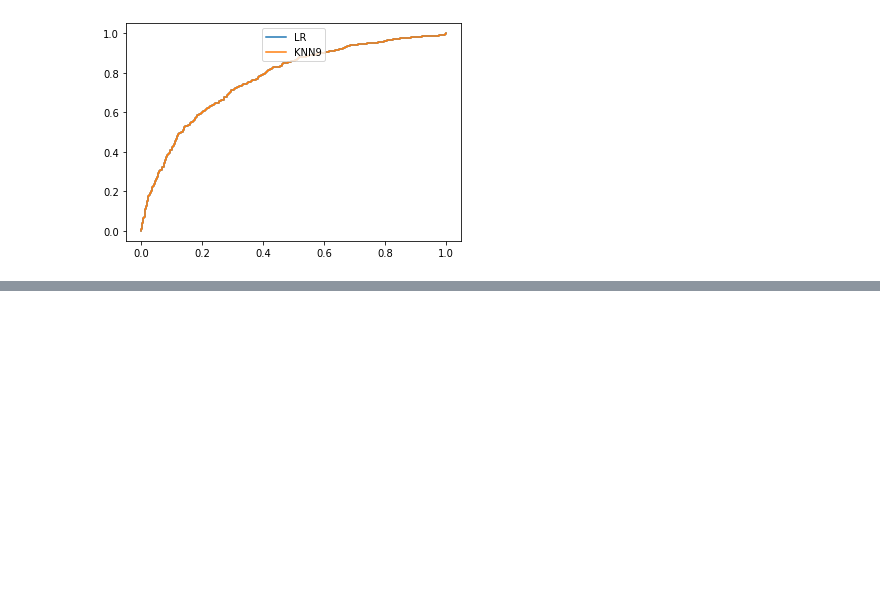
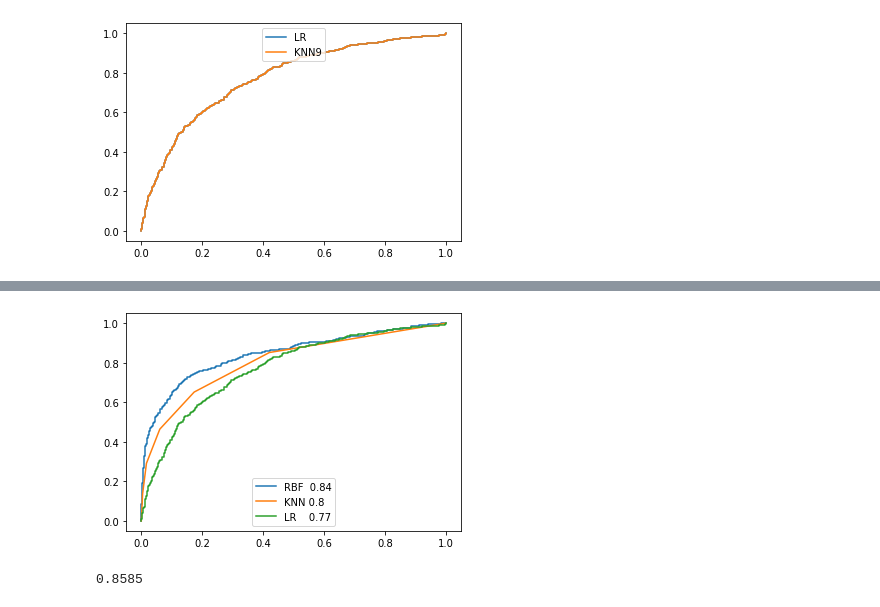
Before and after one commit to aws3ma/machine-learning, a Jupyter notebook: sc3.ipynb, the cells around one changed output, grey strips where cells are left out. Saved outputs shown, nothing was run; the diff lists cells and outputs as text; code cells hidden in the pictures; blank space fills up the shorter version.

```diff
--- a/sc3.ipynb
+++ b/sc3.ipynb
@@ -328,0 +362,3 @@ plt.show()
+# %%
+y_pred_proba_rbf = svrbf.predict_proba(x_test)
+fpr_rbf, tpr_rbf, th_rbf = roc_curve(y_test,  y_pred_proba_rbf[:,1])
@@ -328,0 +367,8 @@ plt.show()
+# %%
+plt.plot(fpr_rbf,tpr_rbf,label="RBF  "+str(round(roc_auc_score(y_test,  y_pred_proba_rbf[:,1]),2)))
+plt.plot(fpr2,tpr2,label="KNN "+str(round(roc_auc_score(y_test,  y_pred_proba2[:,1]),2)))
+plt.plot(fpr,tpr,label="LR    "+str(round(roc_auc_score(y_test,  y_pred_proba[:,1]),2)))
+plt.legend(loc='lower center')
+plt.show()
+# %% [output]
+[figure, added]
@@ -328,0 +377,7 @@ plt.show()
+# %%
+dtc = DecisionTreeClassifier(max_depth=5)
+dtc.fit(x_train,y_train)
+y_pred = dtc.predict(x_test)
+metrics.accuracy_score(y_test,y_pred)
+# %% [output]
+0.8585
```
Also changed, not shown: parts of 28 cells of this notebook.
